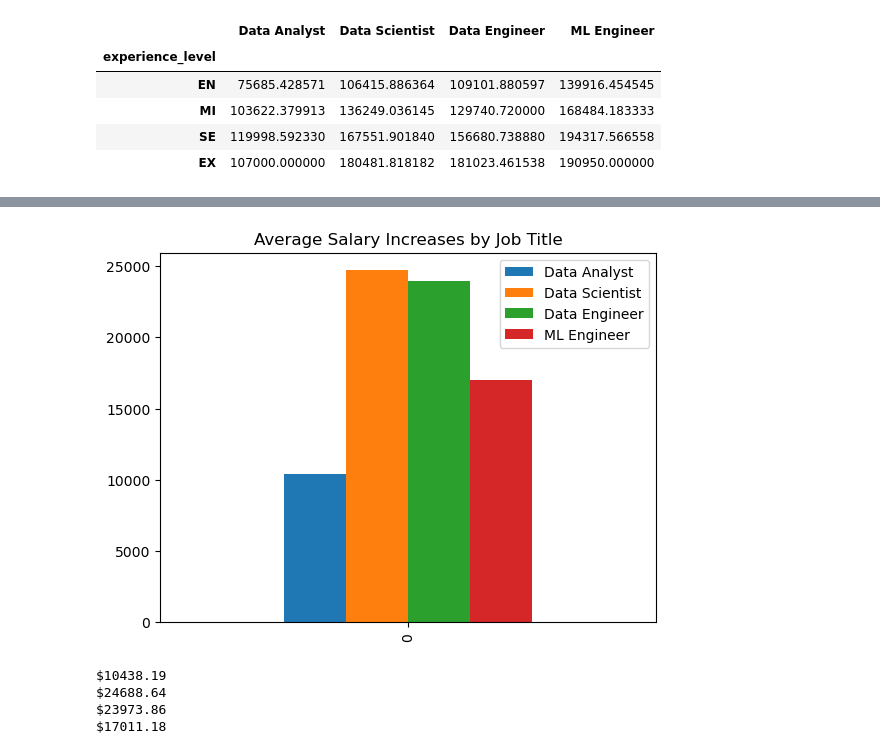
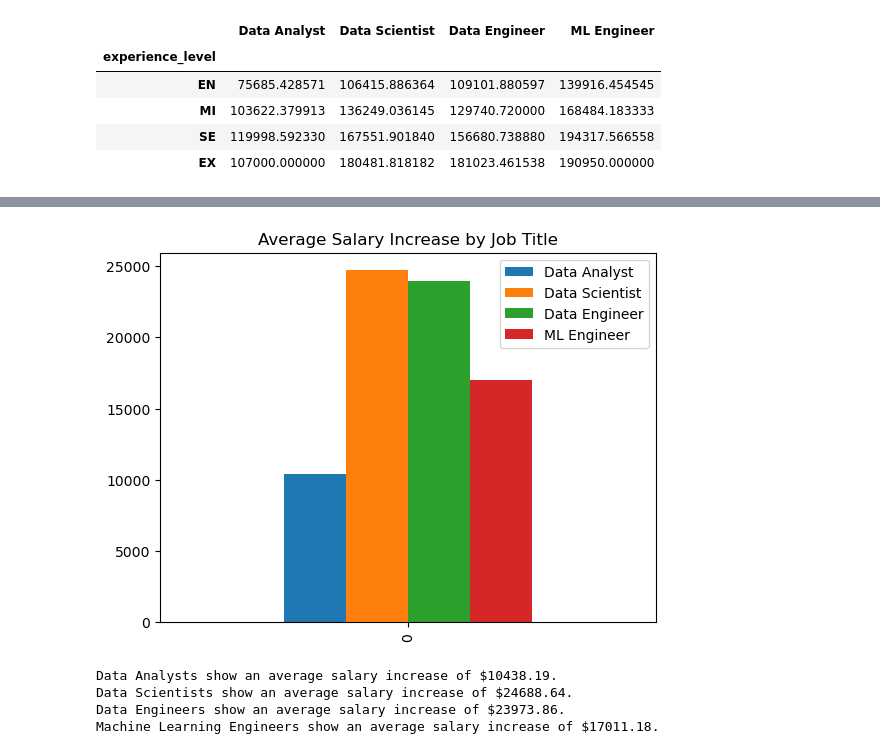
Before and after one commit to christian-a-smith/project-1, a Jupyter notebook: Experience Levels/experience_levels.ipynb, the cells around one changed output, grey strips where cells are left out. Drawn from its saved outputs; the diff is of its cells as text; code cells hidden in the pictures.

```diff
--- a/Experience Levels/experience_levels.ipynb
+++ b/Experience Levels/experience_levels.ipynb
@@ -96,17 +122,17 @@ machine_learning_engineers = machine_learning_engineers.loc[(machine_learning_en
 # %%
 # get average for each experience level in each job title
-data_engineer_salaries = data_engineers.groupby(["experience_level"])["salary"].mean()
-data_scientist_salaries = data_scientists.groupby(["experience_level"])["salary"].mean()
-data_analyst_salaries = data_analysts.groupby(["experience_level"])["salary"].mean()
-machine_learning_engineer_salaries = machine_learning_engineers.groupby(["experience_level"])["salary"].mean()
+avg_data_engineer_salaries = data_engineers.groupby(["experience_level"])["salary"].mean()
+avg_data_scientist_salaries = data_scientists.groupby(["experience_level"])["salary"].mean()
+avg_data_analyst_salaries = data_analysts.groupby(["experience_level"])["salary"].mean()
+avg_machine_learning_engineer_salaries = machine_learning_engineers.groupby(["experience_level"])["salary"].mean()
 # %%
-salaries_by_experience_level = pd.DataFrame({"Data Analyst": data_analyst_salaries,
-                                            "Data Scientist": data_scientist_salaries,
-                                            "Data Engineer": data_engineer_salaries,
-                                            "ML Engineer": machine_learning_engineer_salaries})
+avg_salaries_by_experience_level = pd.DataFrame({"Data Analyst": avg_data_analyst_salaries,
+                                            "Data Scientist": avg_data_scientist_salaries,
+                                            "Data Engineer": avg_data_engineer_salaries,
+                                            "ML Engineer": avg_machine_learning_engineer_salaries})
 
-salaries_by_experience_level = salaries_by_experience_level.reindex(["EN", "MI", "SE", "EX"])
-salaries_by_experience_level
+avg_salaries_by_experience_level = avg_salaries_by_experience_level.reindex(["EN", "MI", "SE", "EX"])
+avg_salaries_by_experience_level
 # %% [output]
 |  | Data Analyst | Data Scientist | Data Engineer | ML Engineer |
 | experience_level |  |  |  |  |
@@ -142,5 +188,5 @@ plt.show()
 # %%
-for col in salaries_by_experience_level.columns:
-    name = f"{str(col)} Salary Increases"
-    salaries_by_experience_level[name] = salaries_by_experience_level[col].diff()
+for col in avg_salaries_by_experience_level.columns:
+    name = f"{str(col)} Salary Increase"
+    avg_salaries_by_experience_level[name] = avg_salaries_by_experience_level[col].diff()
 # %%
@@ -153,31 +199,32 @@ salaries_by_experience_level
 | SE | 119998.592330 | 167551.901840 | 156680.738880 | 194317.566558 | 16376.212417 | ... |
 | EX | 107000.000000 | 180481.818182 | 181023.461538 | 190950.000000 | -12998.592330 | ... |
 # %%
-average_salary_increase_DA = salaries_by_experience_level["Data Analyst Salary Increases"].mean()
-average_salary_increase_DS = salaries_by_experience_level["Data Scientist Salary Increases"].mean()
-average_salary_increase_DE = salaries_by_experience_level["Data Engineer Salary Increases"].mean()
-average_salary_increase_MLE = salaries_by_experience_level["ML Engineer Salary Increases"].mean()
+avg_salary_increase_DA = avg_salaries_by_experience_level["Data Analyst Salary Increase"].mean()
+avg_salary_increase_DS = avg_salaries_by_experience_level["Data Scientist Salary Increase"].mean()
+avg_salary_increase_DE = avg_salaries_by_experience_level["Data Engineer Salary Increase"].mean()
+avg_salary_increase_MLE = avg_salaries_by_experience_level["ML Engineer Salary Increase"].mean()
 
-average_salary_increases = pd.DataFrame({"Data Analyst": [average_salary_increase_DA],
-                                        "Data Scientist": [average_salary_increase_DS],
-                                        "Data Engineer": [average_salary_increase_DE],
-                                        "ML Engineer": [average_salary_increase_MLE]})
-average_salary_increases.plot(kind="bar", title="Average Salary Increases by Job Title")
+avg_salary_increases = pd.DataFrame({"Data Analyst": [avg_salary_increase_DA],
+                                        "Data Scientist": [avg_salary_increase_DS],
+                                        "Data Engineer": [avg_salary_increase_DE],
+                                        "ML Engineer": [avg_salary_increase_MLE]})
+avg_salary_increases.plot(kind="bar", title="Average Salary Increase by Job Title")
 plt.show()
 # %% [output]
-[figure, old version]
+[figure, new version]
 # %%
-average_salary_increase_DA = round(salaries_by_experience_level["Data Analyst Salary Increases"].mean(),2)
-average_salary_increase_DS = round(salaries_by_experience_level["Data Scientist Salary Increases"].mean(),2)
-average_salary_increase_DE = round(salaries_by_experience_level["Data Engineer Salary Increases"].mean(),2)
-average_salary_increase_MLE = round(salaries_by_experience_level["ML Engineer Salary Increases"].mean(),2)
+# print average salary increases for output
+avg_salary_increase_DA = round(avg_salaries_by_experience_level["Data Analyst Salary Increase"].mean(),2)
+avg_salary_increase_DS = round(avg_salaries_by_experience_level["Data Scientist Salary Increase"].mean(),2)
+avg_salary_increase_DE = round(avg_salaries_by_experience_level["Data Engineer Salary Increase"].mean(),2)
+avg_salary_increase_MLE = round(avg_salaries_by_experience_level["ML Engineer Salary Increase"].mean(),2)
 
-print(f"${average_salary_increase_DA}")
-print(f"${average_salary_increase_DS}")
-print(f"${average_salary_increase_DE}")
-print(f"${average_salary_increase_MLE}")
+print(f"Data Analysts show an average salary increase of ${avg_salary_increase_DA}.")
+print(f"Data Scientists show an average salary increase of ${avg_salary_increase_DS}.")
+print(f"Data Engineers show an average salary increase of ${avg_salary_increase_DE}.")
+print(f"Machine Learning Engineers show an average salary increase of ${avg_salary_increase_MLE}.")
 # %% [output]
-$10438.19
-$24688.64
-$23973.86
-$17011.18
+Data Analysts show an average salary increase of $10438.19.
+Data Scientists show an average salary increase of $24688.64.
+Data Engineers show an average salary increase of $23973.86.
+Machine Learning Engineers show an average salary increase of $17011.18.
```
Also changed, not shown: parts of 12 cells of this notebook.
